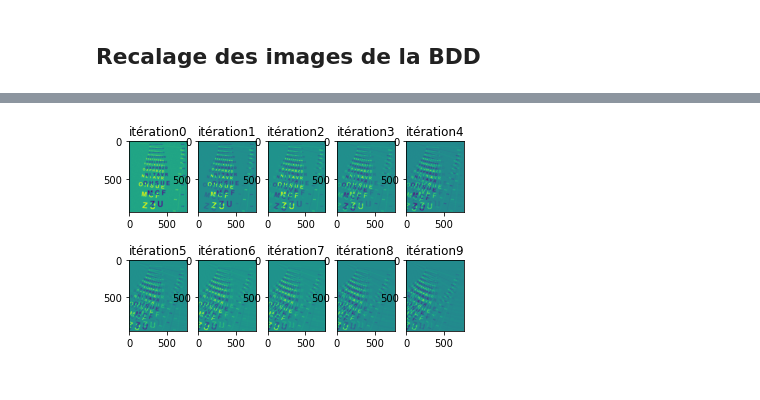
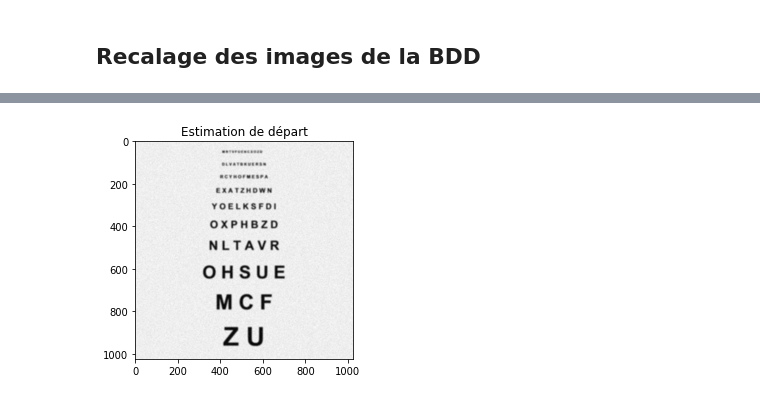
Before and after one commit to zoeducourau/Projet_fin_majeure, a Jupyter notebook: main script.ipynb, the cells around one changed output, grey strips where cells are left out. Drawn from its saved outputs; the diff is of its cells as text; code cells hidden in the pictures.

Commit message:
regularisation tikhonov + shift & add

```diff
--- a/main script.ipynb
+++ b/main script.ipynb
@@ -170,60 +170,95 @@ BDD/imageBR_4.png
 # %%
 # paramètres
-beta = 0.7
-l = 0.3
+beta = 1
+l = 0.005
+alpha = 0.6
+P = 2
+
 observations = []
 for k in range(N):
     observations.append(cv2.imread('BDD/imageBR_' + str(k) + '.png', 0))
+erreur = []
 
 # initialisation
 width_LR = int(observations[0].shape[1])
 height_LR = int(observations[0].shape[0])
 dim_HR = (4*width_LR, 4*height_LR)
-estim = cv2.resize(observations[0], dim_HR, interpolation = cv2.INTER_CUBIC)
+estim_0 = cv2.resize(observations[0], dim_HR, interpolation = cv2.INTER_CUBIC)
+estim = estim_0
 plt.figure()
+plt.imshow(estim, cmap="gray")
+plt.title('Estimation de départ')
 
 # iterations
-for n in range(10):
+for n in range(50):
 
     # gradient
-    for k in range(1, N):
+    gradient = np.zeros(dim_HR)
+    for k in range(1, N_registration):
         # appliquer la transfo (rotation + translation) à l'estimation
-        transfo = LM_transfo[k-1][0:2]
+        transfo = list_M[k-1][0:2]
         estim_recal = cv2.warpAffine(estim, transfo, dim_HR, flags=cv2.WARP_INVERSE_MAP, borderMode=cv2.BORDER_REPLICATE) # Rotation + translation
-        # convoluer PSF (bruit blanc gaussien)
-        estim_recal_psf = cv2.blur(estim_recal,(5,5))
+        # convoluer PSF (flou blanc gaussien)
+        estim_recal_psf =cv2.filter2D(src=estim_us, ddepth=-1, kernel=noyau)
         # down sampling
         estim_recal_psf_ds = decimation(estim_recal_psf, 4) # Sous-échantillonnage /4
-        # soustaire l'observation + opérateur signe
-        diff = np.abs(estim_recal_psf_ds - observations[k])
+        # soustaire l'observation
+        diff = estim_recal_psf_ds - observations[k]
+        # opérateur signe
+        sign = np.sign(diff)
         # up sampling
-        estim_us = interpolation(diff, 4)
+        estim_us = interpolation(sign, 4)
         # convoluer par T(PSF)
         estim_us_psf = cv2.filter2D(src=estim_us, ddepth=-1, kernel=noyau) # le noyau est symétrique donc T(PSF)=PSF
         # appliquer transfo inverse
-        gradient = cv2.warpAffine(estim, transfo, dim_HR, borderMode=cv2.BORDER_REPLICATE) # Rotation + translation
+        estim_us_psf_recale = cv2.warpAffine(estim_us_psf, transfo, dim_HR, borderMode=cv2.BORDER_REPLICATE) # Rotation + translation
+        # somme des gradients
+        gradient += estim_us_psf
 
-    # regularisation
+    # pas de régularisation
     regul = 0
-    # pour l de -P à P
-        # pour m de 0 à P
-            # si l+m >= 0
-            # appliquer shift Sx à l'estimation
-            # appliquer shift Sy
-            # soustraire le résultat à l'estimation
-            # appliquer opérateur signe
-            # garder résultat intermédiaire
-            # appliquer anti shift Sx
-            # appliquer anti shift Sy
-            # soustraire au résultat intermédiaire
-            #multiplier par alpha ^{|m|+|l|}
+
+    # régularisation Tikhonov
+    kernel_laplacien = 1/8*np.array([[1, 1, 1], [1, -8, 1], [1, 1, 1]])
+    r = cv2.filter2D(src=estim, ddepth=-1, kernel=kernel_laplacien)
+    regul = (r**2)
+
+
+    """
+    # régularisation shift & add
+    regul = np.zeros(dim_HR)
+    for l in range(-P, P+1):
+        for m in range(0, P+1):
+            if l+m >= 0:
+                # appliquer shift Sx et Sy à l'estimation
+                Sxy = np.float32([[1, 0, m], [0, 1, l]])
+                img_translation = cv2.warpAffine(estim, Sxy, dim_HR, borderMode=cv2.BORDER_REPLICATE)
+
+                # soustraire le résultat à l'estimation
+                diff = estim - img_translation
+                # appliquer opérateur signe
+                sign = np.sign(diff)
+
+                # appliquer anti shift Sx-1 et Sy-1
+                Sxy_inv = np.float32([[1, 0, -m], [0, 1, -l]])
+                img_translation_2 = cv2.warpAffine(sign, Sxy_inv, dim_HR, borderMode=cv2.BORDER_REPLICATE)
+                # soustraire au résultat intermédiaire
+
+                diff = (np.identity(dim_HR[0]) - img_translation_2) * sign
+                # multiplier par alpha ^{|m|+|l|}
+                r_lm = (alpha ** (abs(m)+abs(l)))*diff
+                # sommation
+                regul += r_lm
+    """
 
 
     step = gradient + l*regul
-    new_estim = estim - beta*step
+    new_estim = np.abs(estim - beta*step)
     estim = new_estim
+    erreur.append(np.mean(np.sqrt((IMAGE_nb - new_estim)**2)))
 
-    plt.subplot(2,5,n+1)
-    plt.imshow(new_estim)
-    plt.title("itération" + str(n))
+
+plt.figure()
+plt.imshow(new_estim, cmap='gray')
+plt.title("Estimation finale")
 # %% [output]
@@ -230 +266 @@ for n in range(10):
-[figure, old version]
+[figure, new version]
```
Also changed, not shown: parts of 4 cells of this notebook.
